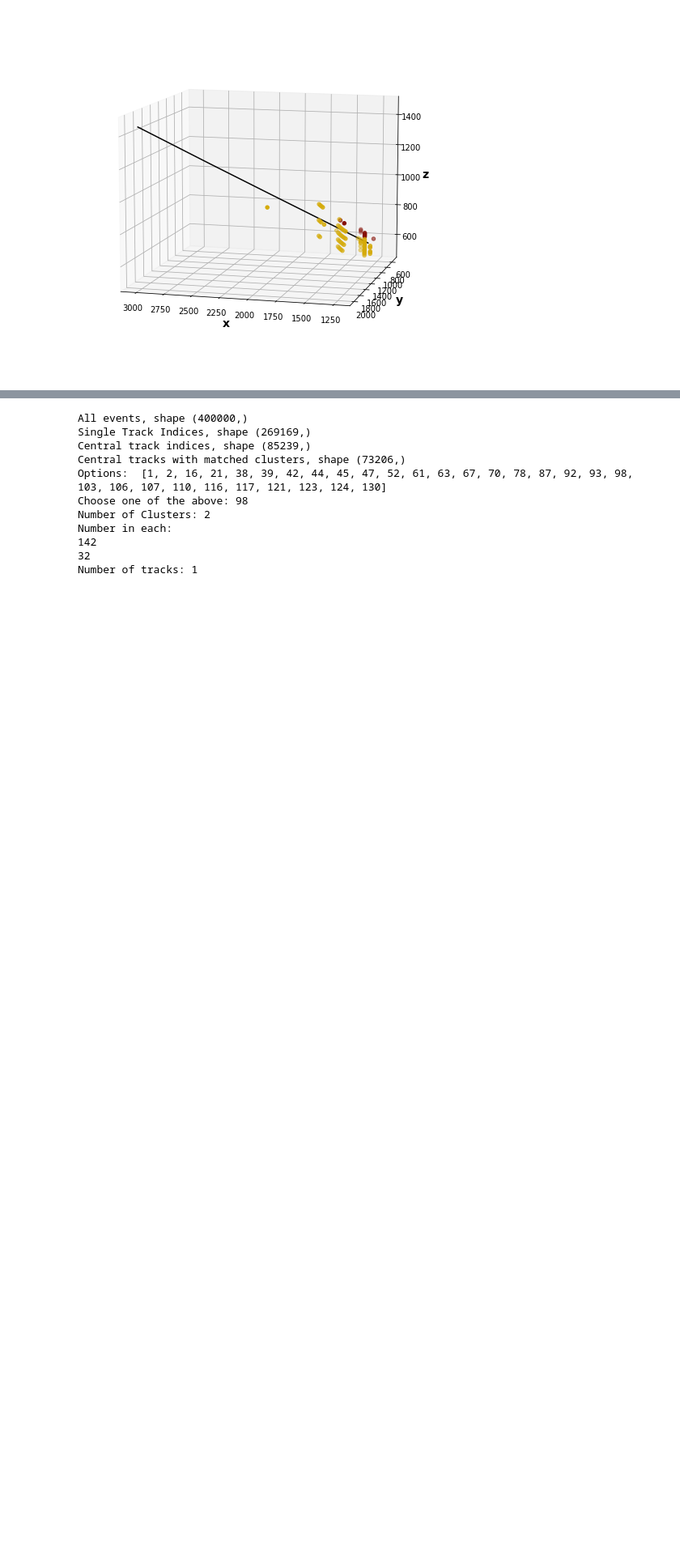
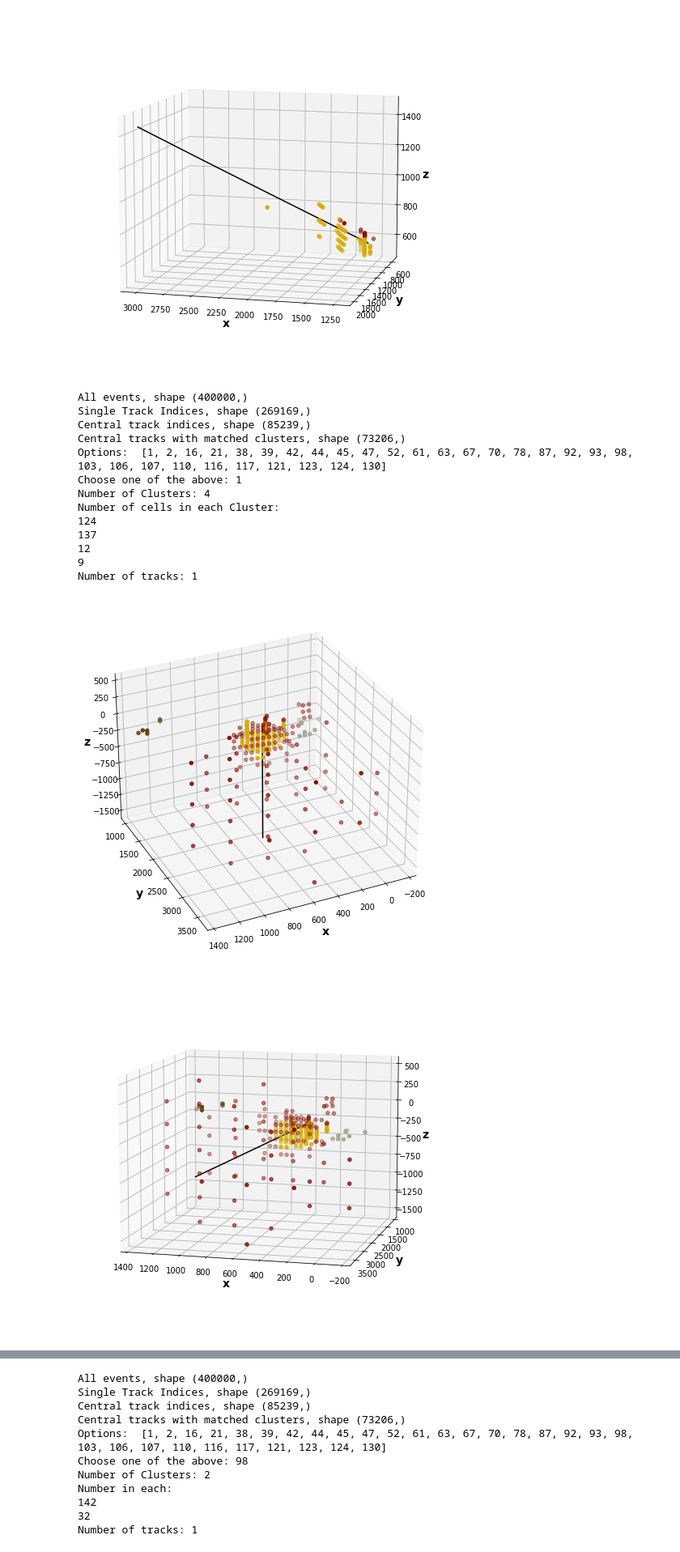
Before and after one commit to KaelaDouglas/LCStudies, a Jupyter notebook: classifier/Week10_eventdisplay3.ipynb, the cells around one changed output, grey strips where cells are left out. Shown at 81% size. Drawn from its saved outputs; the diff is of its cells as text; code cells hidden in the pictures; blank space fills up the shorter version.

```diff
--- a/classifier/Week10_eventdisplay3.ipynb
+++ b/classifier/Week10_eventdisplay3.ipynb
@@ -151,6 +167,24 @@ Number in each:
 Number of tracks: 1
 [figure]
 [figure]
+# %%
+ed.run(eventr, geor, trackr, idxr)
+# %% [output]
+All events, shape (400000,)
+Single Track Indices, shape (269169,)
+Central track indices, shape (85239,)
+Central tracks with matched clusters, shape (73206,)
+Options:  [1, 2, 16, 21, 38, 39, 42, 44, 45, 47, 52, 61, 63, 67, 70, 78, 87, 92, 93, 98, 103, 106, 107, 110, 116, 117, 121, 123, 124, 130]
+Choose one of the above: 1
+Number of Clusters: 4
+Number of cells in each Cluster:
+124
+137
+12
+9
+Number of tracks: 1
+[figure, added]
+[figure, added]
 # %%
 ed.run(eventr, geor, trackr, idxr)
 # %% [output]
```
Also changed, not shown: parts of 3 cells of this notebook, 3 other files.
